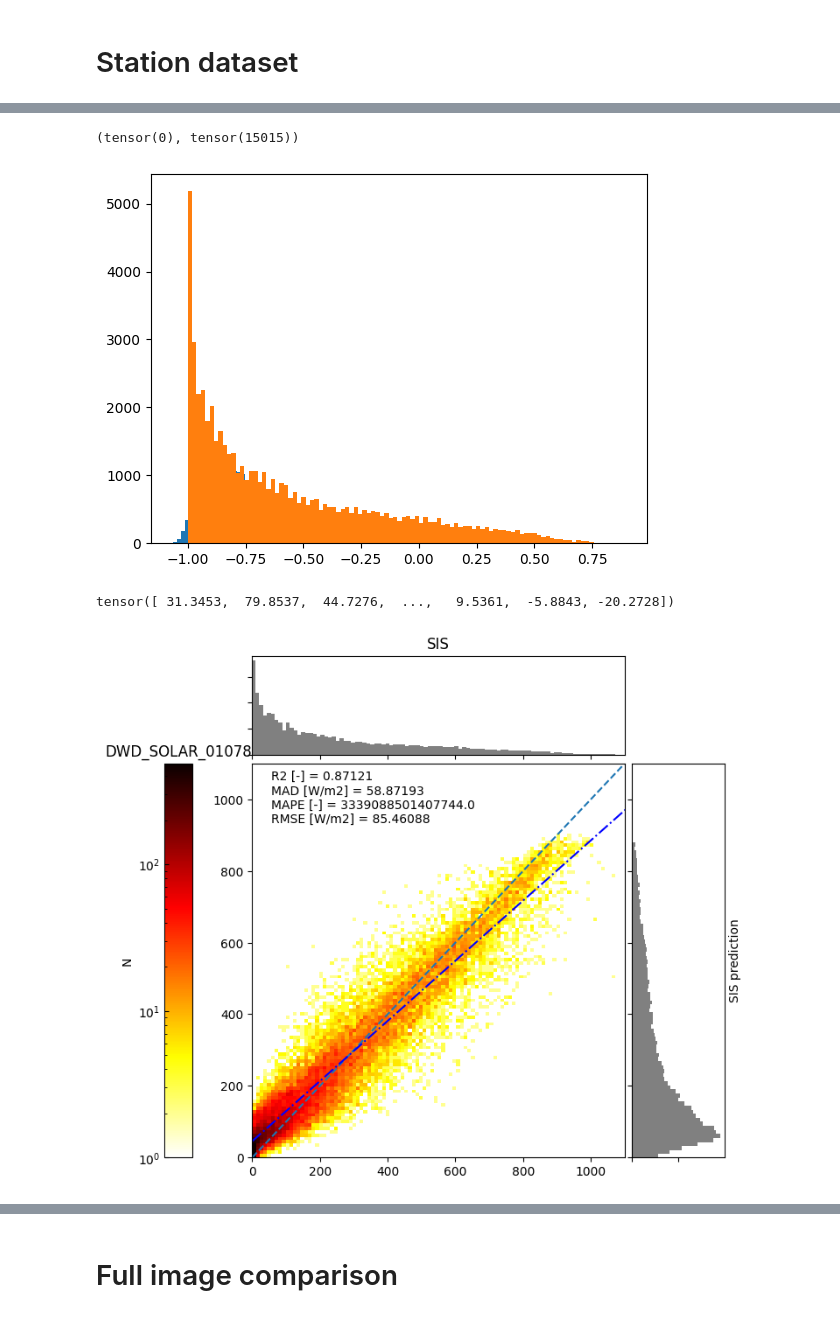
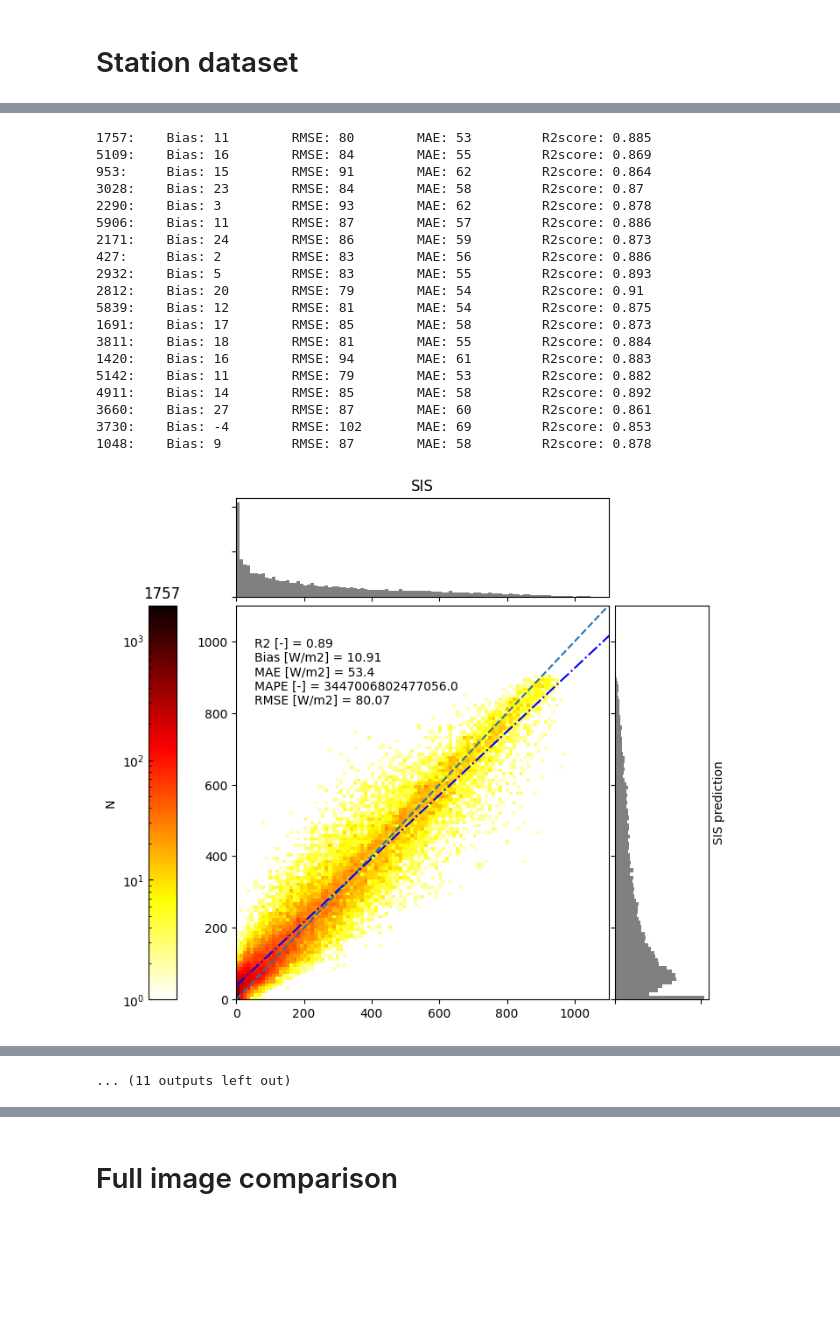
Before and after one commit to KRS-dev/irradiance_estimation, a Jupyter notebook: inference/inference.ipynb, the cells around one changed output, grey strips where cells are left out. Cells and saved outputs as stored; diff of their text form; code cells hidden in the pictures; blank space fills up the shorter version.

```diff
--- a/inference/inference.ipynb
+++ b/inference/inference.ipynb
@@ -220,7 +372,12 @@ torch.Size([57158, 1, 15, 15])
+# %%
+valid_datasets = [GroundstationDataset2(f'../../ZARR/DWD/DWD_SOLAR_{str(x).zfill(5)}.zarr',
+                                        config.y_vars, config.x_vars, config.x_features, config.patch_size['x'],
+                                        config.transform, config.target_transform, sarah_idx_only=True)
+                            for x in tqdm(valid_id)]
 # %%
-predictions_stations = [trainer.predict(estimator, DataLoader(ds, 2000, shuffle=False)) for ds in test_datasets]
+predictions_stations = [trainer.predict(estimator, DataLoader(ds, 2000, shuffle=False)) for ds in valid_datasets]
 
-predictions_stations = { nm: {'y_hat': torch.cat([p[0] for p in pred]),
+predictions_validation = { nm: {'y_hat': torch.cat([p[0] for p in pred]),
                               'y': torch.cat([p[1] for p in pred]),
-                              'x': torch.cat([p[2] for p in pred]) } for nm, pred in zip(stations, predictions_stations)}
+                              'x': torch.cat([p[2] for p in pred]) } for nm, pred in zip(valid_id, predictions_stations)}
 # %% [output]
@@ -228,40 +399,23 @@ predictions_stations = { nm: {'y_hat': torch.cat([p[0] for p in pred]),
-# %%
-y_hat = predictions_stations['DWD_SOLAR_01078']['y_hat']
-y = predictions_stations['DWD_SOLAR_01078']['y']
-_  = plt.hist(y_hat.numpy(), bins=100)
-_ = plt.hist(y.numpy(), bins=100)
-
-y.isnan().sum(), y_hat.isnan().sum()
-# %% [output]
-(tensor(0), tensor(15015))
-[figure, removed]
 # %%
-from torchmetrics import R2Score
-
-r2score = R2Score()
-
-def statistics_stations(predictions_stations, save = True):
-    for key, val in predictions_stations.items():
-        y_hat = config.transform.inverse(val['y_hat'].cpu(), ['SIS'])
-        y = config.transform.inverse(val['y'].cpu(), ['SIS'])
-        error = y_hat - y
-        nan = ~error.isnan()
-        error = error[nan]
-        y=y[nan]
-        y_hat=y_hat[nan]
-        # error = config.transform.inverse(error.squeeze().cpu(), ["SIS"])
-        print(error)
-        mean = torch.nanmean(error).item()
-        std = torch.std(error).item()
-        median = torch.nanmedian(error).item()
-        rmse = torch.sqrt(torch.nanmean(error**2)).item()
-        R2 = r2score(y_hat.flatten(), y.flatten()).item()
-        # print(f"{key}: \t mean err: {round(mean)}\t std err: {round(std)} \t median err: {round(median)} \t R2score: {round(R2, 3)} \t RMSE: {round(rmse,3)}")
-        fig = prediction_error_plot(y, y_hat, title=key)
-        fig.savefig(inference_fn + f'prediction_error_plot_{key}.png')
-
-
-statistics_stations(predictions_stations, False)
+statistics_stations(predictions_validation, True, stations_collection='DWD_valid')
 # %% [output]
-tensor([ 31.3453,  79.8537,  44.7276,  ...,   9.5361,  -5.8843, -20.2728])
+1757:    Bias: 11        RMSE: 80        MAE: 53         R2score: 0.885
+5109:    Bias: 16        RMSE: 84        MAE: 55         R2score: 0.869
+953:     Bias: 15        RMSE: 91        MAE: 62         R2score: 0.864
+3028:    Bias: 23        RMSE: 84        MAE: 58         R2score: 0.87
+2290:    Bias: 3         RMSE: 93        MAE: 62         R2score: 0.878
+5906:    Bias: 11        RMSE: 87        MAE: 57         R2score: 0.886
+2171:    Bias: 24        RMSE: 86        MAE: 59         R2score: 0.873
+427:     Bias: 2         RMSE: 83        MAE: 56         R2score: 0.886
+2932:    Bias: 5         RMSE: 83        MAE: 55         R2score: 0.893
+2812:    Bias: 20        RMSE: 79        MAE: 54         R2score: 0.91
+5839:    Bias: 12        RMSE: 81        MAE: 54         R2score: 0.875
+1691:    Bias: 17        RMSE: 85        MAE: 58         R2score: 0.873
+3811:    Bias: 18        RMSE: 81        MAE: 55         R2score: 0.884
+1420:    Bias: 16        RMSE: 94        MAE: 61         R2score: 0.883
+5142:    Bias: 11        RMSE: 79        MAE: 53         R2score: 0.882
+4911:    Bias: 14        RMSE: 85        MAE: 58         R2score: 0.892
+3660:    Bias: 27        RMSE: 87        MAE: 60         R2score: 0.861
+3730:    Bias: -4        RMSE: 102       MAE: 69         R2score: 0.853
+1048:    Bias: 9         RMSE: 87        MAE: 58         R2score: 0.878
-[figure, old version]
+[figure, new version]
@@ -267,0 +432 @@ tensor([ 31.3453,  79.8537,  44.7276,  ...,   9.5361,  -5.8843, -20.2728])
+... (11 outputs left out)
```
Also changed, not shown: parts of 23 cells of this notebook, 13 other files.
